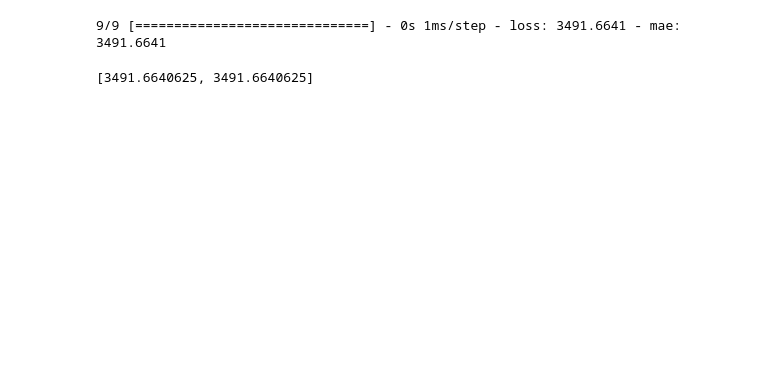
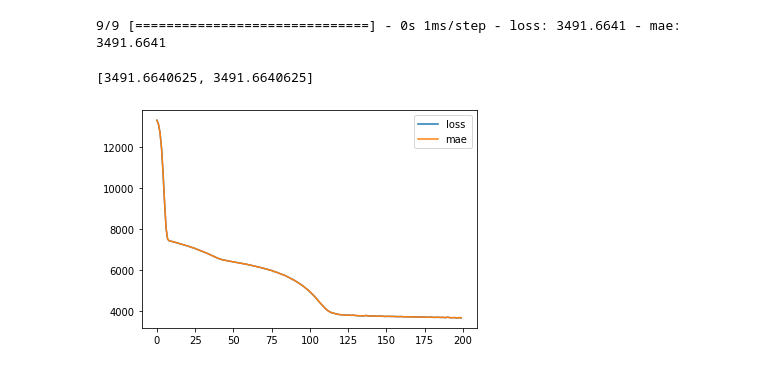
Before and after one commit to xianlinbox/Tensorflow2, a Jupyter notebook: code/neural_network_regression.ipynb, the cells around one changed output. Drawn from its saved outputs; the diff is of its cells as text; code cells hidden in the pictures; blank space fills up the shorter version.

Commit message:
show mae change history

```diff
--- a/code/neural_network_regression.ipynb
+++ b/code/neural_network_regression.ipynb
@@ -329,6 +329,6 @@ insurance_model3.compile(
     metrics=['mae']
 )
 
-insurance_model3.fit(X_train.to_numpy(), y_train.to_numpy(), epochs=200)
+progress = insurance_model3.fit(X_train.to_numpy(), y_train.to_numpy(), epochs=200)
 # %% [output]
 Epoch 1/200
@@ -354,3 +353,9 @@ insurance_model3.evaluate(X_test.to_numpy(),y_test.to_numpy())
 # %% [output]
 9/9 [==============================] - 0s 1ms/step - loss: 3491.6641 - mae: 3491.6641
 [3491.6640625, 3491.6640625]
+# %%
+pd.DataFrame(progress.history).plot()
+plt.ylabel='loss'
+plt.xlabel='epoch'
+# %% [output]
+[figure, added]
```
Also changed, not shown: parts of 1 cell of this notebook.
